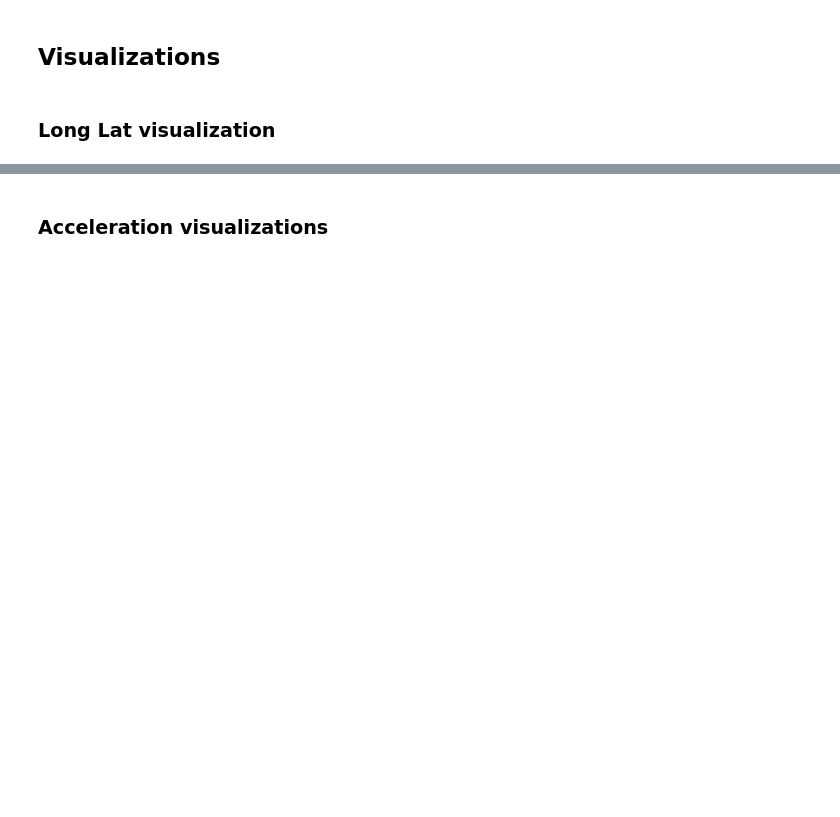
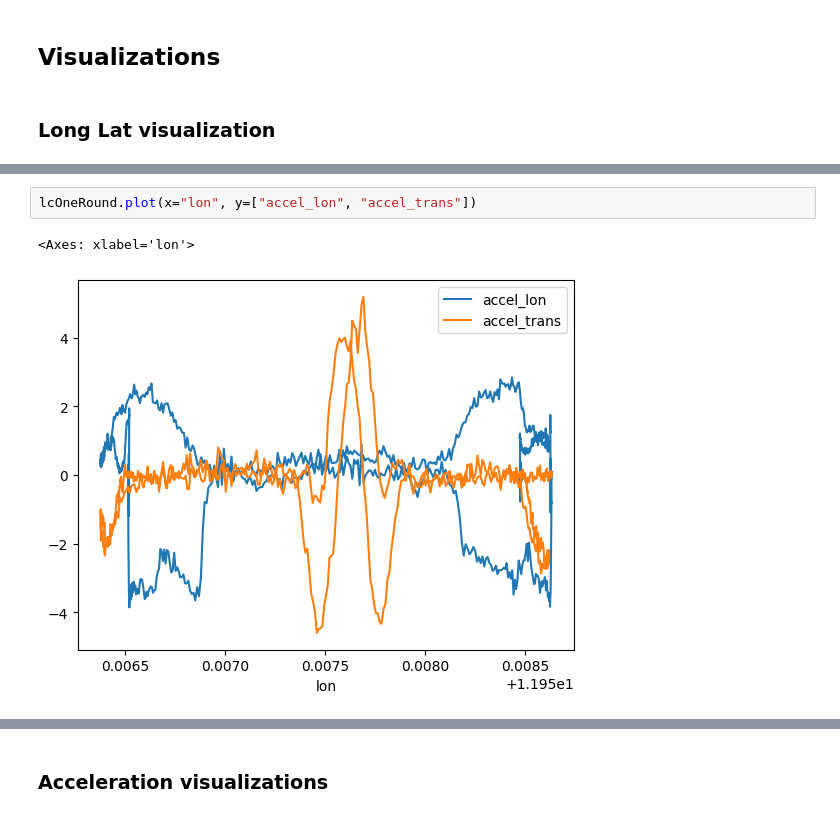
Before and after one commit to Marble879/SFC_scripts, a Jupyter notebook: LaneChange_Scripts/Extract_Lane_changes.ipynb, the cells around one changed output, grey strips where cells are left out. Drawn from its saved outputs; the diff is of its cells as text; blank space fills up the shorter version.

```diff
--- a/LaneChange_Scripts/Extract_Lane_changes.ipynb
+++ b/LaneChange_Scripts/Extract_Lane_changes.ipynb
@@ -159,0 +246,5 @@ LCandBreakingDF.plot(x = 'lon', y = 'lat')
+# %%
+lcOneRound.plot(x="lon", y=["accel_lon", "accel_trans"])
+# %% [output]
+<Axes: xlabel='lon'>
+[figure, added]
```
Also changed, not shown: parts of 24 cells of this notebook, 1 other file.
